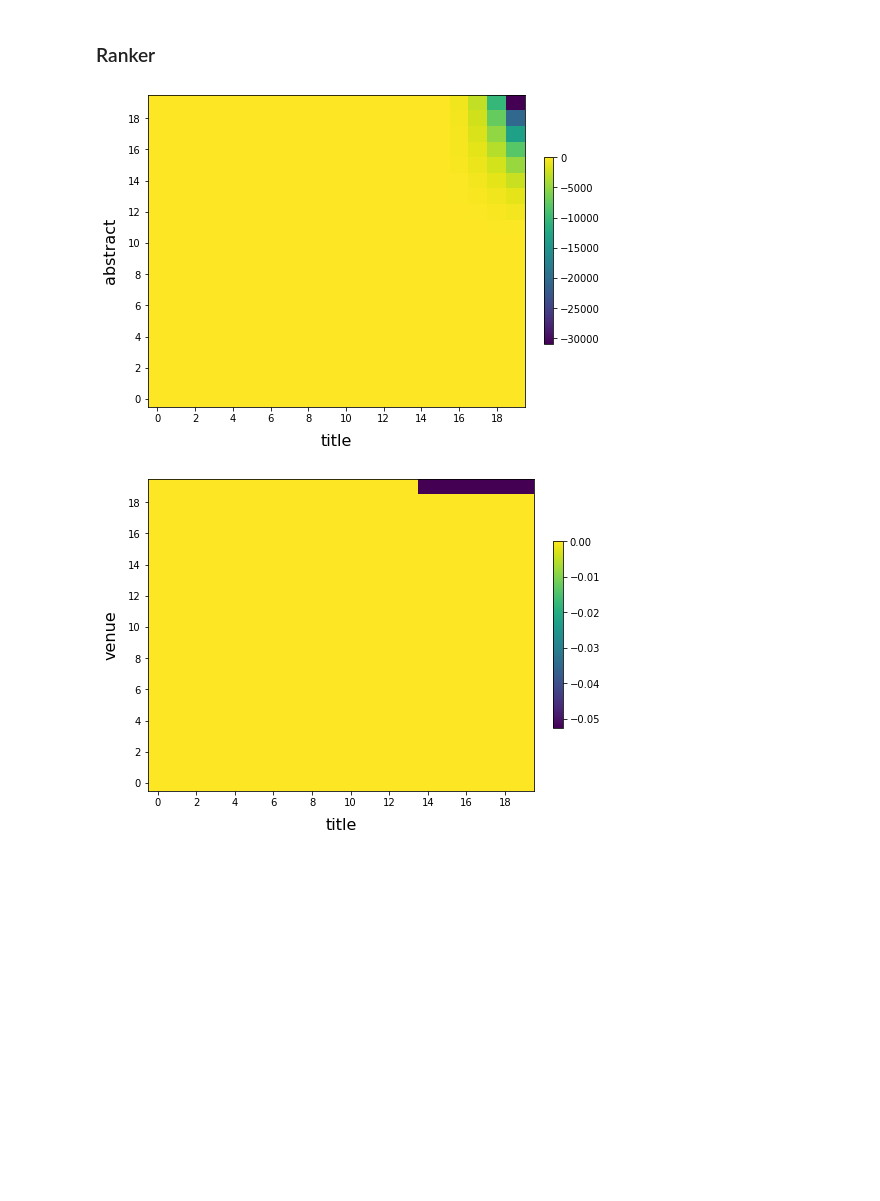
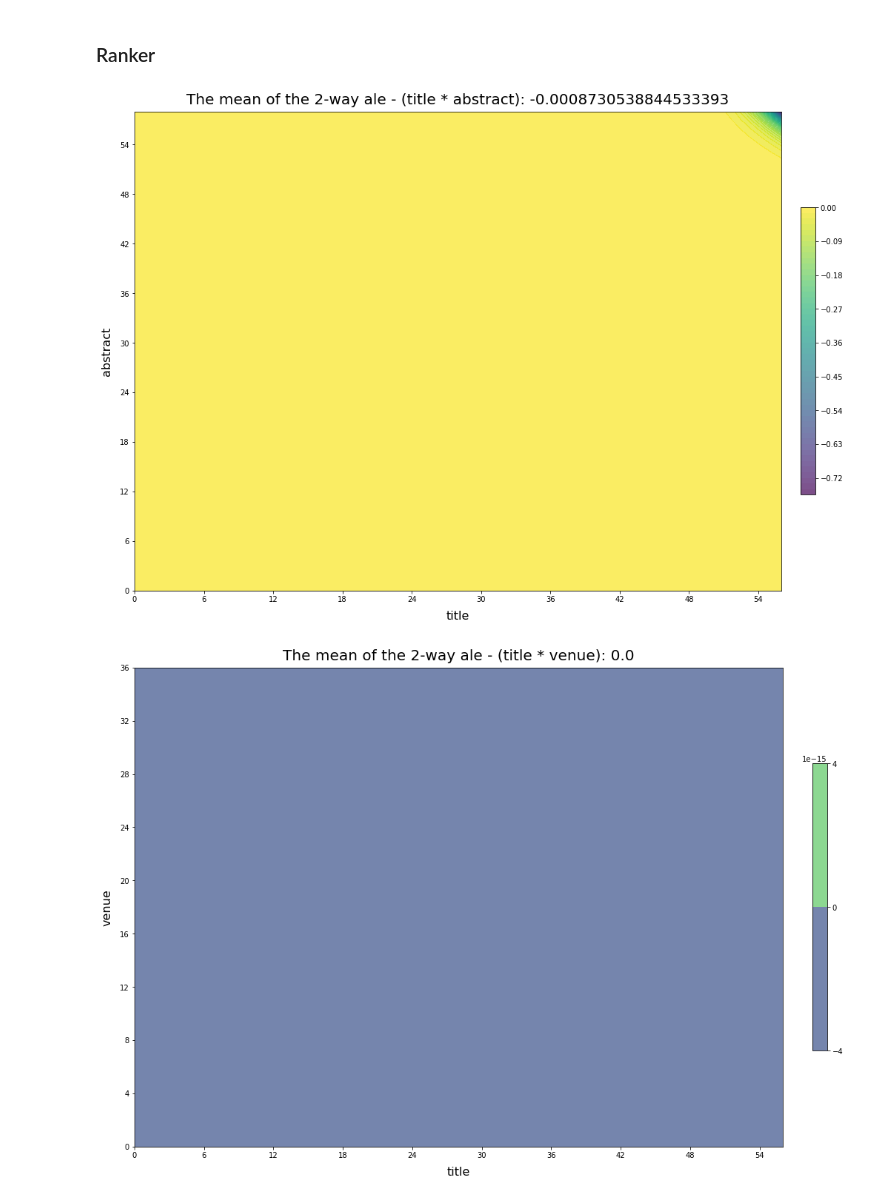
Before and after one commit to youyinnn/s2search, a Jupyter notebook: pipelining/ale-exp1/cslg-rand-1000_2w_ale.ipynb, the cells around one changed output. Saved outputs shown, nothing was run; the diff lists cells and outputs as text; code cells hidden in the pictures; blank space fills up the shorter version.

```diff
--- a/pipelining/ale-exp1/cslg-rand-1000_2w_ale.ipynb
+++ b/pipelining/ale-exp1/cslg-rand-1000_2w_ale.ipynb
@@ -63,12 +63,21 @@ for i in range(len(f_list)):
             quantile_2 = nparr['quantile_2']
             ale_result = nparr['ale_result']
 
+            if np.mean(ale_result) != 0:
+                norm = np.linalg.norm(ale_result)
+                ale_result = ale_result / norm
+
+            t = f'The mean of the 2-way ale - ({f1_name} * {f2_name}): {np.mean(ale_result)}'
+
             ale = {
                 'ale': ale_result,
                 'f1_quantile': replace_quantile(f1_name, quantile_1),
                 'f2_quantile': replace_quantile(f2_name, quantile_2),
                 'f1_name': f1_name,
                 'f2_name': f2_name,
+                'title': t
             }
 
+            print(t)
+
             ale_rs.append(ale)
@@ -77,15 +97,22 @@ for i in range(len(f_list)):
 # %%
 import matplotlib.pyplot as plt
 from matplotlib.ticker import MaxNLocator
 
 for ale in ale_rs:
-    fig, ax = plt.subplots(figsize=(7, 5), constrained_layout=True)
-    im = ax.pcolormesh(ale['f1_quantile'], ale['f2_quantile'], ale['ale'], edgecolors='k', linewidths=0)
+    fig, ax = plt.subplots(figsize=(14, 10), constrained_layout=True)
+    cmap = plt.colormaps['BuGn']
+
+    # im = ax.pcolormesh(ale['f1_quantile'], ale['f2_quantile'], ale['ale'],  cmap=None, edgecolors='k', linewidths=0)
+
+    cf = ax.contourf(ale['f1_quantile'], ale['f2_quantile'], ale['ale'], levels=50, alpha=0.7)
+
     ax.set_xlabel(ale['f1_name'], fontsize=16, labelpad=10)
     ax.set_ylabel(ale['f2_name'], fontsize=16, labelpad=10)
     ax.xaxis.set_major_locator(MaxNLocator(integer=True))
     ax.yaxis.set_major_locator(MaxNLocator(integer=True))
-    fig.colorbar(im, ax=ax, shrink=0.6)
+    ax.set_title(ale['title'], fontsize=20, pad=10)
+    fig.colorbar(cf, ax=ax, shrink=0.6, pad=0.03)
+    plt.savefig(os.path.join('.', 'plot', f"{sample_name}-2wale-{ale['f1_name']}-{ale['f2_name']}.png"), facecolor='white', transparent=False, bbox_inches='tight')
 # %% [output]
-[figure, old version]
+[figure, new version]
-[figure, old version]
+[figure, new version]
```
Also changed, not shown: parts of 2 cells of this notebook, 31 other files.
